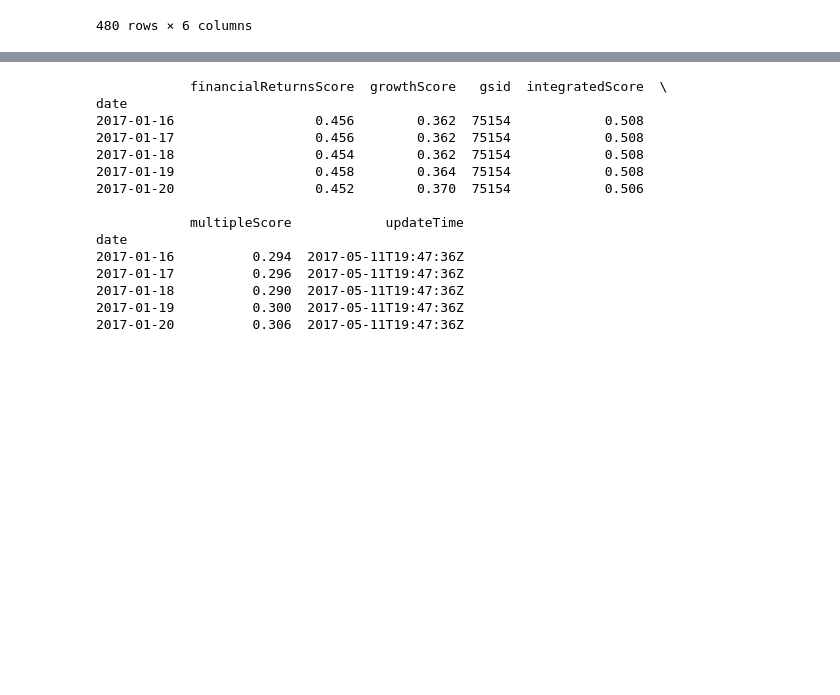
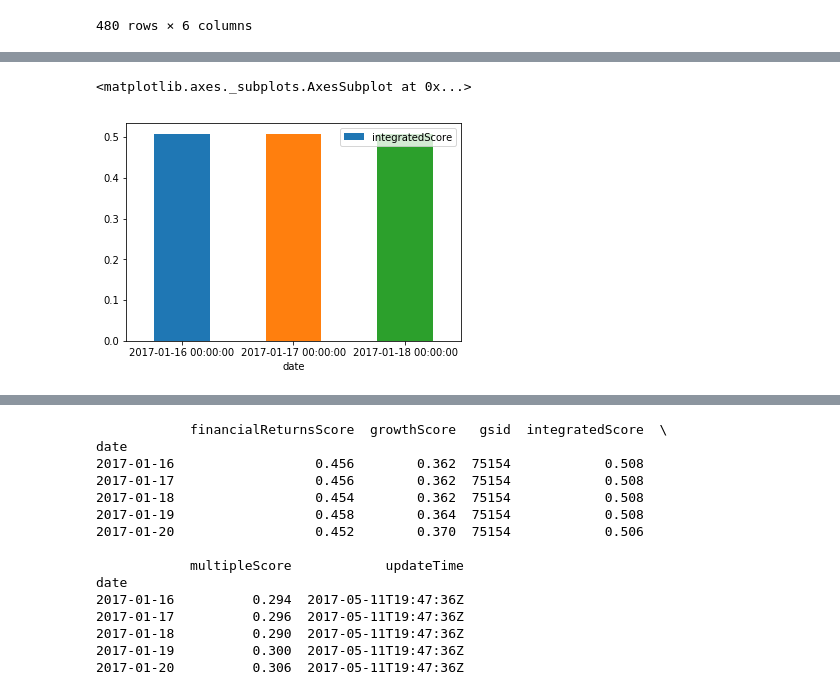
Before and after one commit to samwu101/GS-Bot, a Jupyter notebook: gs-quant scratch work.ipynb, the cells around one changed output, grey strips where cells are left out. Drawn from its saved outputs; the diff is of its cells as text; code cells hidden in the pictures; blank space fills up the shorter version.

```diff
--- a/gs-quant scratch work.ipynb
+++ b/gs-quant scratch work.ipynb
@@ -80,0 +153,6 @@ data
+# %%
+data1 = data.iloc[0:3, :]
+data1.plot.bar(y=3, rot=0)
+# %% [output]
+<matplotlib.axes._subplots.AxesSubplot at 0x...>
+[figure, added]
```
Also changed, not shown: parts of 10 cells of this notebook, 2 other files.
